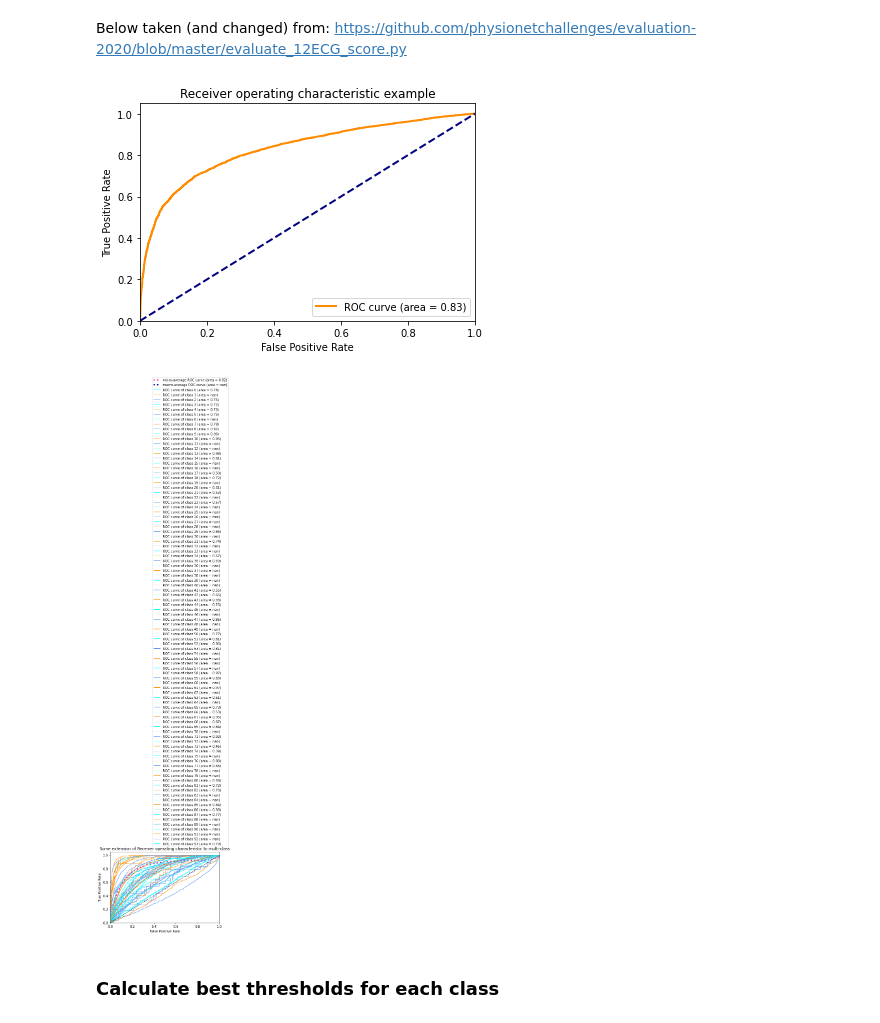
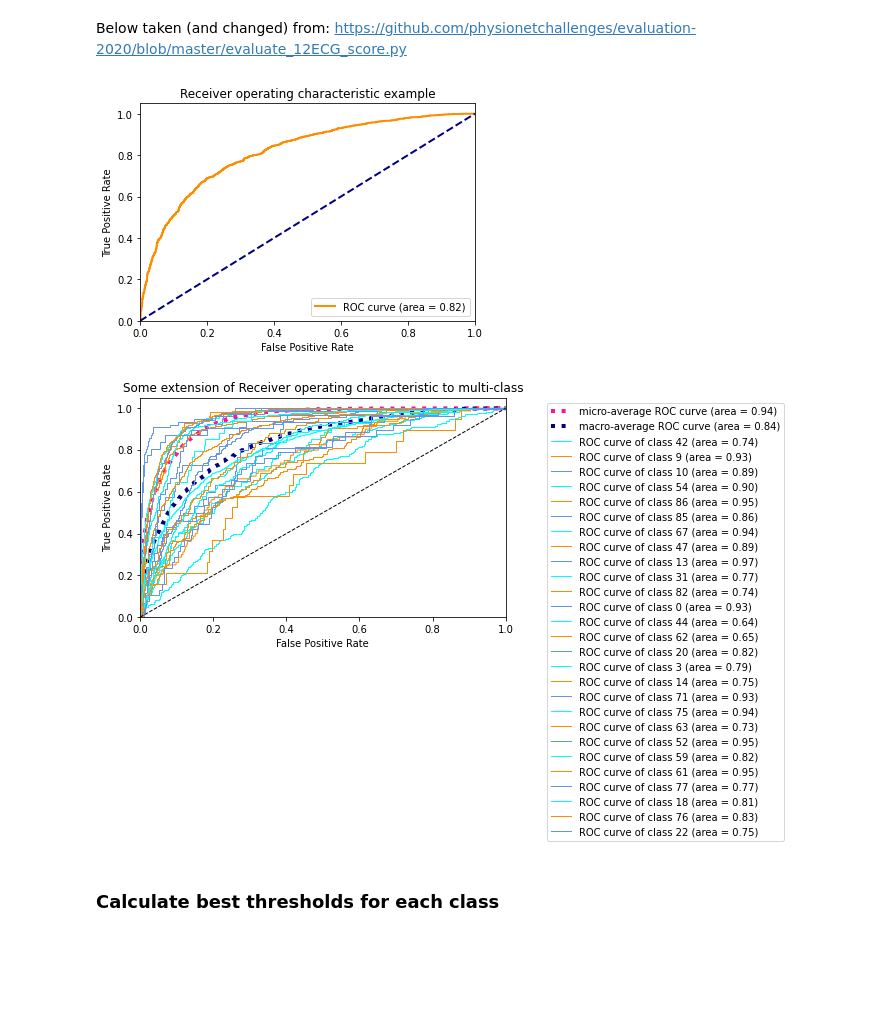
Before and after one commit to JulianWinter1124/ecg-cpc, a Jupyter notebook: ROC.ipynb, the cells around one changed output. Cells and saved outputs as stored; diff of their text form; code cells hidden in the pictures; blank space fills up the shorter version.

```diff
--- a/ROC.ipynb
+++ b/ROC.ipynb
@@ -6,7 +6,10 @@ import glob
 # %%
 #model_folder = 'models/02_03_21-15/architectures_cpc.cpc_combined.CPCCombined'
 #model_folder = 'models/02_03_21-15/architectures_cpc.cpc_combined.CPCCombined'
-model_folder = 'models/09_03_21-18/architectures_cpc.cpc_combined.CPCCombined'
+#model_folder = 'models/09_03_21-18/architectures_cpc.cpc_combined.CPCCombined'
+#model_folder = 'models/10_03_21-18/architectures_cpc.cpc_combined.CPCCombined1'
+#model_folder = '/home/julian/Downloads/Github/contrastive-predictive-coding/models/16_03_21-17/architectures_cpc.cpc_combined.CPCCombined0'
+model_folder = '/home/julian/Downloads/Github/contrastive-predictive-coding/models/24_03_21-13/architectures_cpc.cpc_combined.CPCCombined0'
 # %%
 pred_path = glob.glob(os.path.join(model_folder ,'*output.csv'))[0]
 dfp = pd.read_csv(pred_path)
@@ -113,7 +114,7 @@ def plot_roc_multiclass(tpr, fpr, roc_auc, selection=None):
         mean_tpr += interp(all_fpr, fpr[i], tpr[i])
 
     # Finally average it and compute AUC
-    mean_tpr /= n_classes
+    mean_tpr /= len(selection)
 
     fpr["macro"] = all_fpr
     tpr["macro"] = mean_tpr
@@ -143,7 +144,8 @@ def plot_roc_multiclass(tpr, fpr, roc_auc, selection=None):
     plt.xlabel('False Positive Rate')
     plt.ylabel('True Positive Rate')
     plt.title('Some extension of Receiver operating characteristic to multi-class')
-    plt.legend(loc="lower right", bbox_to_anchor=(1.1, 1.05))
+    plt.tight_layout()
+    plt.legend(loc="upper left", bbox_to_anchor=(1.1, 1))
     plt.show()
 # %% [markdown]
 Below taken (and changed) from: https://github.com/physionetchallenges/evaluation-2020/blob/master/evaluate_12ECG_score.py
@@ -472,13 +474,13 @@ roc_auc["micro"] = auc(fpr["micro"], tpr["micro"])
 # %%
 plot_roc_singleclass(tpr, fpr, roc_auc, 59) #normal class
 # %% [output]
-[figure, old version]
+[figure, new version]
 # %%
 physionetchallenge_sel = '270492004,164889003,164890007,426627000,713427006,713426002,445118002,39732003,164909002,251146004,698252002,10370003,284470004,427172004,164947007,111975006,164917005,47665007,59118001,427393009,426177001,426783006,427084000,63593006,164934002,59931005,17338001'.split(',')
 physionetchallenge_sel = [dfl.columns.get_loc(s)-1 for s in physionetchallenge_sel]
-plot_roc_multiclass(tpr, fpr, roc_auc)#, selection=physionetchallenge_sel
+plot_roc_multiclass(tpr, fpr, roc_auc, selection=physionetchallenge_sel)
 # %% [output]
-[figure, old version]
+[figure, new version]
 # %% [markdown]
 ### Calculate best thresholds for each class
 # %%
```
Also changed, not shown: parts of 14 cells of this notebook, 20 other files.
